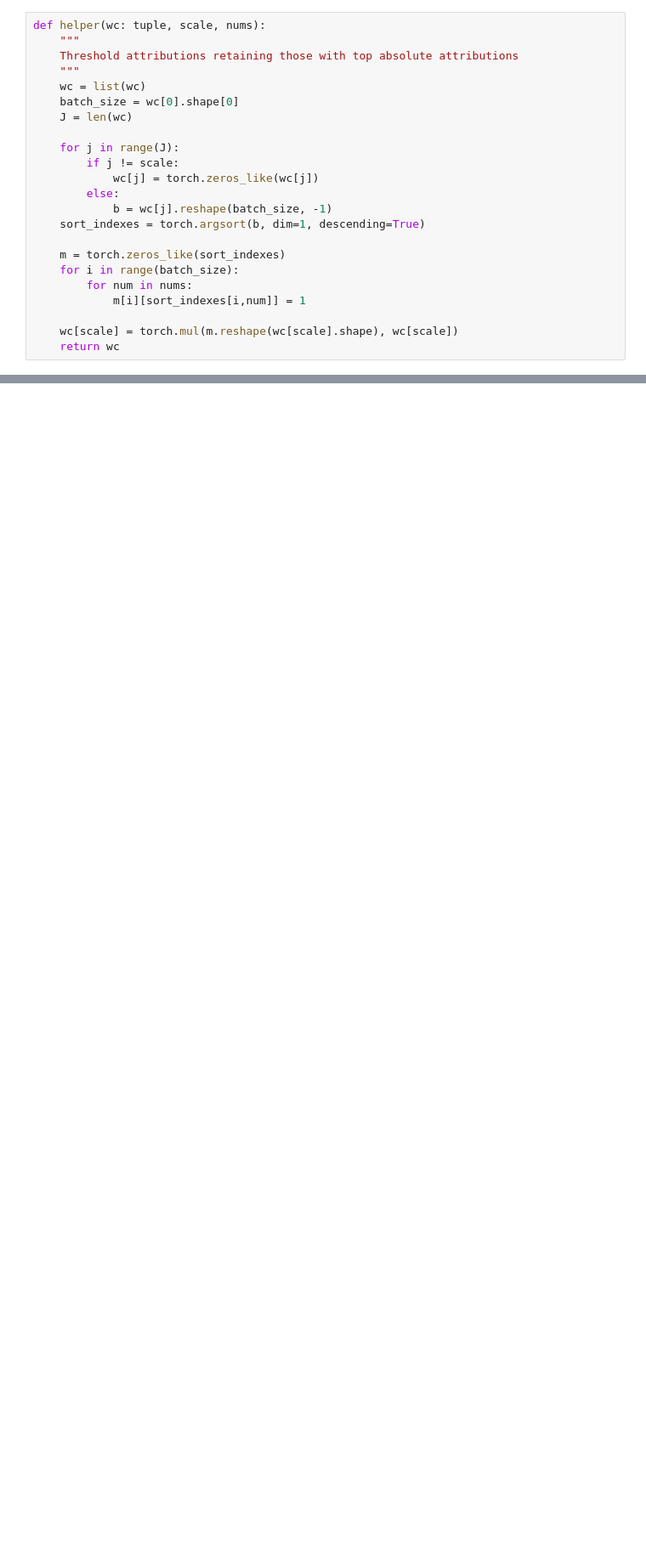
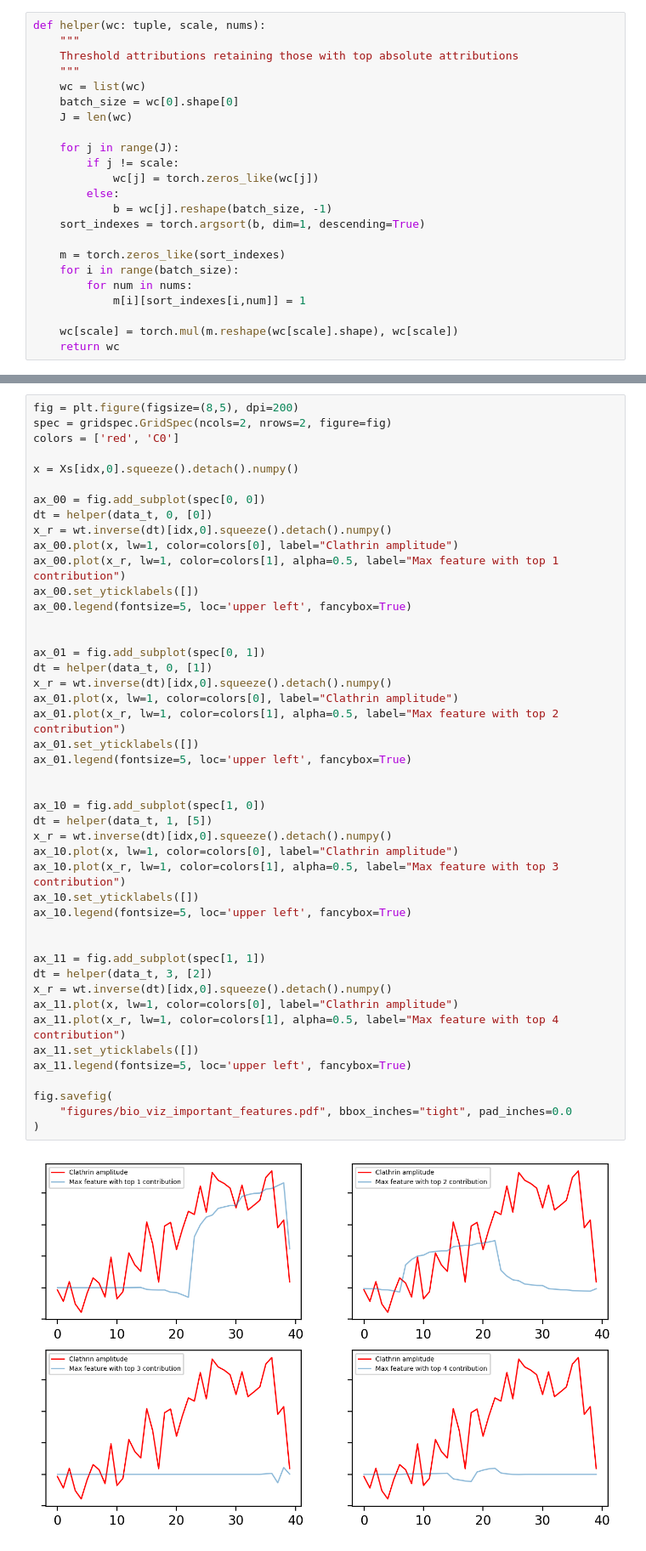
Before and after one commit to Yu-Group/adaptive-wavelets, a Jupyter notebook: notebooks/biology/05_regression_plot.ipynb, the cells around one changed output, grey strips where cells are left out. Shown at 85% size. Saved outputs shown, nothing was run; the diff lists cells and outputs as text; blank space fills up the shorter version.

```diff
--- a/notebooks/biology/05_regression_plot.ipynb
+++ b/notebooks/biology/05_regression_plot.ipynb
@@ -243,0 +236,47 @@ for i in range(6):
+# %%
+fig = plt.figure(figsize=(8,5), dpi=200)
+spec = gridspec.GridSpec(ncols=2, nrows=2, figure=fig)
+colors = ['red', 'C0']
+
+x = Xs[idx,0].squeeze().detach().numpy()
+
+ax_00 = fig.add_subplot(spec[0, 0])
+dt = helper(data_t, 0, [0])
+x_r = wt.inverse(dt)[idx,0].squeeze().detach().numpy()
+ax_00.plot(x, lw=1, color=colors[0], label="Clathrin amplitude")
+ax_00.plot(x_r, lw=1, color=colors[1], alpha=0.5, label="Max feature with top 1 contribution")
+ax_00.set_yticklabels([])
+ax_00.legend(fontsize=5, loc='upper left', fancybox=True)
+
+
+ax_01 = fig.add_subplot(spec[0, 1])
+dt = helper(data_t, 0, [1])
+x_r = wt.inverse(dt)[idx,0].squeeze().detach().numpy()
+ax_01.plot(x, lw=1, color=colors[0], label="Clathrin amplitude")
+ax_01.plot(x_r, lw=1, color=colors[1], alpha=0.5, label="Max feature with top 2 contribution")
+ax_01.set_yticklabels([])
+ax_01.legend(fontsize=5, loc='upper left', fancybox=True)
+
+
+ax_10 = fig.add_subplot(spec[1, 0])
+dt = helper(data_t, 1, [5])
+x_r = wt.inverse(dt)[idx,0].squeeze().detach().numpy()
+ax_10.plot(x, lw=1, color=colors[0], label="Clathrin amplitude")
+ax_10.plot(x_r, lw=1, color=colors[1], alpha=0.5, label="Max feature with top 3 contribution")
+ax_10.set_yticklabels([])
+ax_10.legend(fontsize=5, loc='upper left', fancybox=True)
+
+
+ax_11 = fig.add_subplot(spec[1, 1])
+dt = helper(data_t, 3, [2])
+x_r = wt.inverse(dt)[idx,0].squeeze().detach().numpy()
+ax_11.plot(x, lw=1, color=colors[0], label="Clathrin amplitude")
+ax_11.plot(x_r, lw=1, color=colors[1], alpha=0.5, label="Max feature with top 4 contribution")
+ax_11.set_yticklabels([])
+ax_11.legend(fontsize=5, loc='upper left', fancybox=True)
+
+fig.savefig(
+    "figures/bio_viz_important_features.pdf", bbox_inches="tight", pad_inches=0.0
+)
+# %% [output]
+[figure, added]
```
Also changed, not shown: parts of 11 cells of this notebook, 4 other files.
